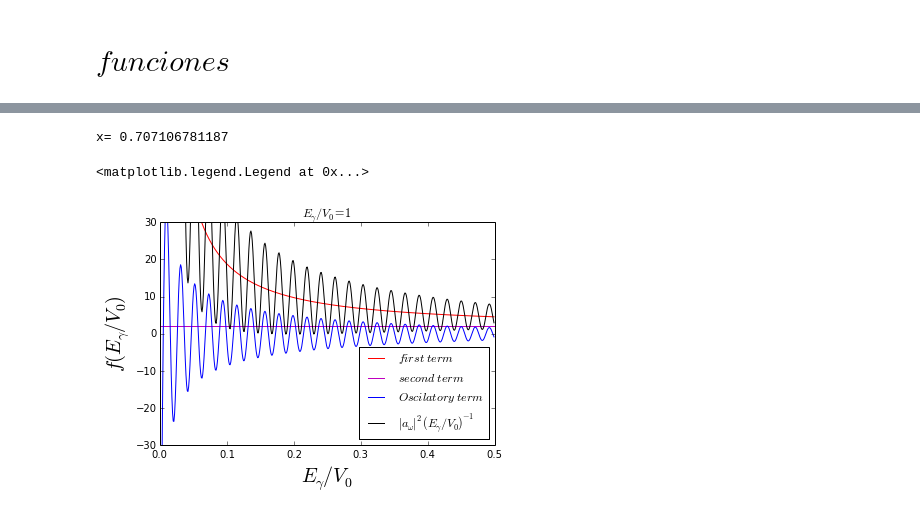
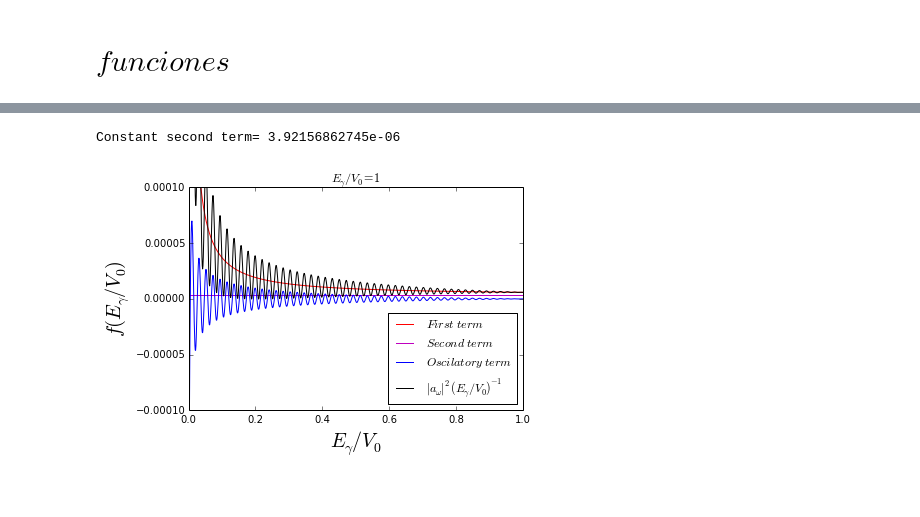
Before and after one commit to daniel-lozano/Thesis, a Jupyter notebook: funciones.ipynb, the cells around one changed output, grey strips where cells are left out. Drawn from its saved outputs; the diff is of its cells as text; code cells hidden in the pictures.

```diff
--- a/funciones.ipynb
+++ b/funciones.ipynb
@@ -4,7 +4,7 @@
 Populating the interactive namespace from numpy and matplotlib
 # %%
 X1=0.5 # Ee/Vo
-M=1#0.51*10**6
+M=0.51*10**6
 Dt=300
 Bremss=[]
 # %%
@@ -53,8 +57,13 @@ a2=[]
 a3=[]
 A=[]
 X1=0.1 # Ee/Vo
-x=0.5**(0.5)
-print "x=",x
+
+Egamma1=[]
+
+for i in range(10000):
+    if(i*0.001<X1): #cota maxima de la energia de Egamma es X1
+        Egamma1.append(i*0.001+0.0001)
+
 for i in range(len(Egamma1)):
     a1.append((2/Egamma1[i]+2-sqrt(4*X1*((1-X1)/Egamma1[i]**2)+1/Egamma1[i]))/M)
     a2.append((4/Egamma1[i]-4*X1/Egamma1[i]+2-sqrt(4*(1-X1)*((1-X1)/Egamma1[i]**2+1/Egamma1[i])))/M) #
@@ -69,7 +78,6 @@ plot(Egamma1,A,"k-",label="$|a_{\omega}|^{2}(E_{\gamma}/V_{0})^{-1}$")
 xlabel("$ E_{\gamma}/V_{0} $",size=20)
 ylabel("$ f(E_{\gamma}/V_{0}) $",size=20)
 title("$ E_{\gamma}/V_{0}=0.1$")
-ylim(-30,30)
-#ylim(-2,2)
+ylim(-0.0001,0.0001)#ylim(-2,2)
 legend(loc=4)
 # %% [output]
@@ -82,8 +89,13 @@ a2=[]
 a3=[]
 A=[]
 X1=0.9 # Ee/Vo
-x=0.5**(0.5)
-print "x=",x
+Egamma1=[]
+
+for i in range(10000):
+    if(i*0.001<X1): #cota maxima de la energia de Egamma es X1
+        Egamma1.append(i*0.001+0.0001)
+
+
 for i in range(len(Egamma1)):
     a1.append((2/Egamma1[i]+2-sqrt(4*X1*((1-X1)/Egamma1[i]**2)+1/Egamma1[i]))/M)
     a2.append((4/Egamma1[i]-4*X1/Egamma1[i]+2-sqrt(4*(1-X1)*((1-X1)/Egamma1[i]**2+1/Egamma1[i])))/M) #
@@ -98,7 +110,6 @@ plot(Egamma1,A,"k-",label="$|a_{\omega}|^{2}(E_{\gamma}/V_{0})^{-1}$")
 xlabel("$ E_{\gamma}/V_{0} $",size=20)
 ylabel("$ f(E_{\gamma}/V_{0}) $",size=20)
 title("$ E_{\gamma}/V_{0}=0.9$")
-ylim(-30,30)
-#ylim(-2,2)
+ylim(-0.0001,0.0001)
 legend(loc=4)
 # %% [output]
@@ -108,29 +118,34 @@ x= 0.707106781187
 # %%
 a1=[]
 a2=[]
 a3=[]
 A=[]
 X1=1 # Ee/Vo
-x=0.5**(0.5)
-print "x=",x
+
+Egamma1=[]
+
+for i in range(10000):
+    if(i*0.001<X1): #cota maxima de la energia de Egamma es X1
+        Egamma1.append(i*0.001+0.0001)
+
+
 for i in range(len(Egamma1)):
     a1.append((2/Egamma1[i]+2-sqrt(4*X1*((1-X1)/Egamma1[i]**2)+1/Egamma1[i]))/M)
     a2.append((4/Egamma1[i]-4*X1/Egamma1[i]+2-sqrt(4*(1-X1)*((1-X1)/Egamma1[i]**2+1/Egamma1[i])))/M) #
     a3.append((2/M)*cos(Egamma1[i]*Dt)*(2*((1-X1)/Egamma1[i]+1)+sqrt(4*X1*(1-X1)/Egamma1[i]**2)-(sqrt(1-X1)+sqrt(X1))*sqrt(4*(1/Egamma1[i] + (1-X1)/Egamma1[i]**2))  ))
     A.append(a1[i]+a3[i]+a3[i])
     #print len(A),len(a1),len(a2),len(a3),len(Egamma1)
 
-plot(Egamma1,a1,"r",label="$ first\  term\ $")
-plot(Egamma1,a2,"m",label="$ second\ term\ $")
+plot(Egamma1,a1,"r",label="$ First\  term\ $")
+plot(Egamma1,a2,"m",label="$ Second\ term\ $")
 plot(Egamma1,a3,"b-",label="$ Oscilatory\ term\ $")
 plot(Egamma1,A,"k-",label="$|a_{\omega}|^{2}(E_{\gamma}/V_{0})^{-1}$")
 xlabel("$ E_{\gamma}/V_{0} $",size=20)
 ylabel("$ f(E_{\gamma}/V_{0}) $",size=20)
 title("$ E_{\gamma}/V_{0}=1$")
-ylim(-30,30)
-#ylim(-2,2)
+ylim(-0.0001,0.0001)
 legend(loc=4)
+print "Constant second term=",max(a2)
 # %% [output]
-x= 0.707106781187
+Constant second term= 3.92156862745e-06
-<matplotlib.legend.Legend at 0x...>
-[figure, old version]
+[figure, new version]
```
Also changed, not shown: parts of 3 cells of this notebook.
